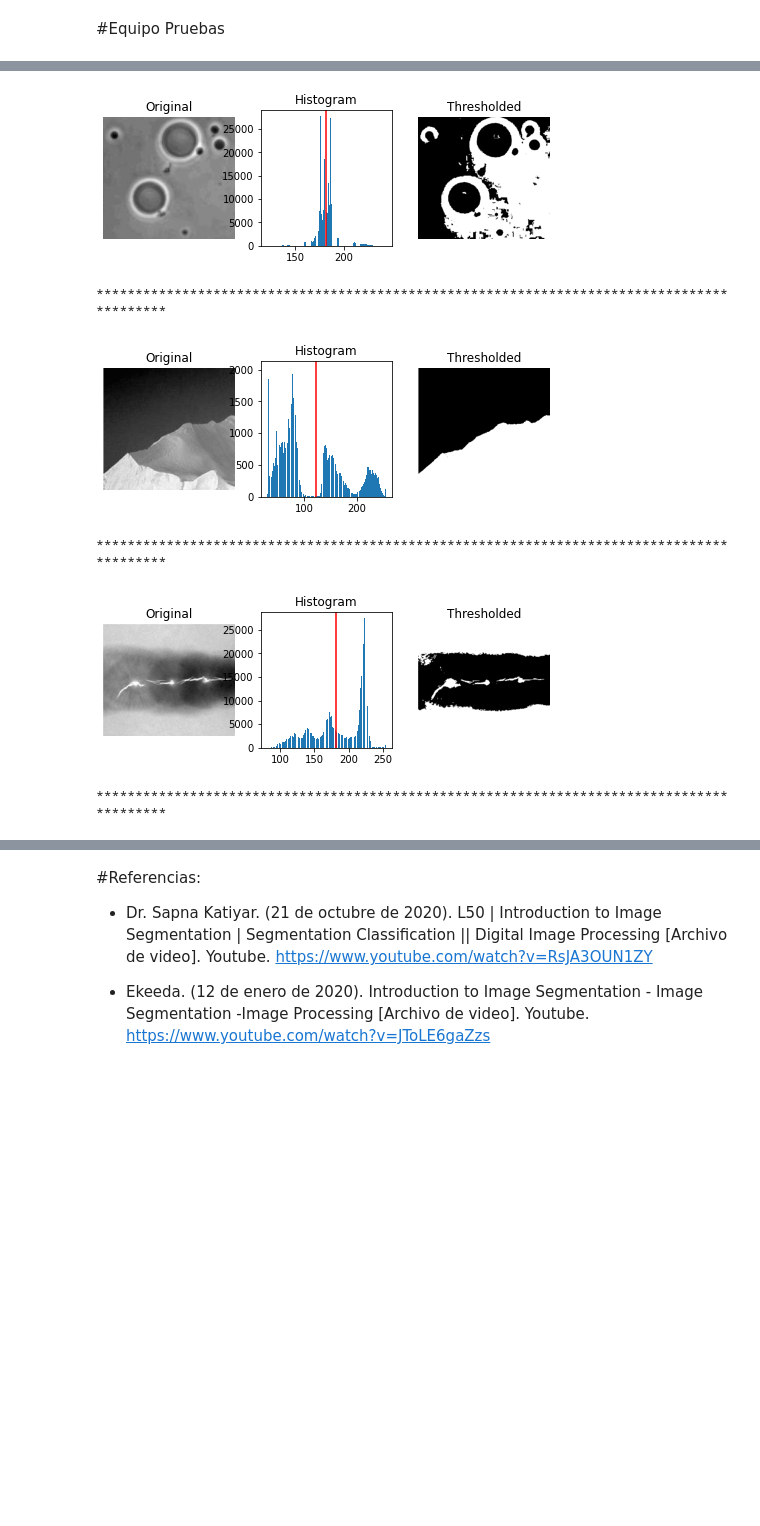
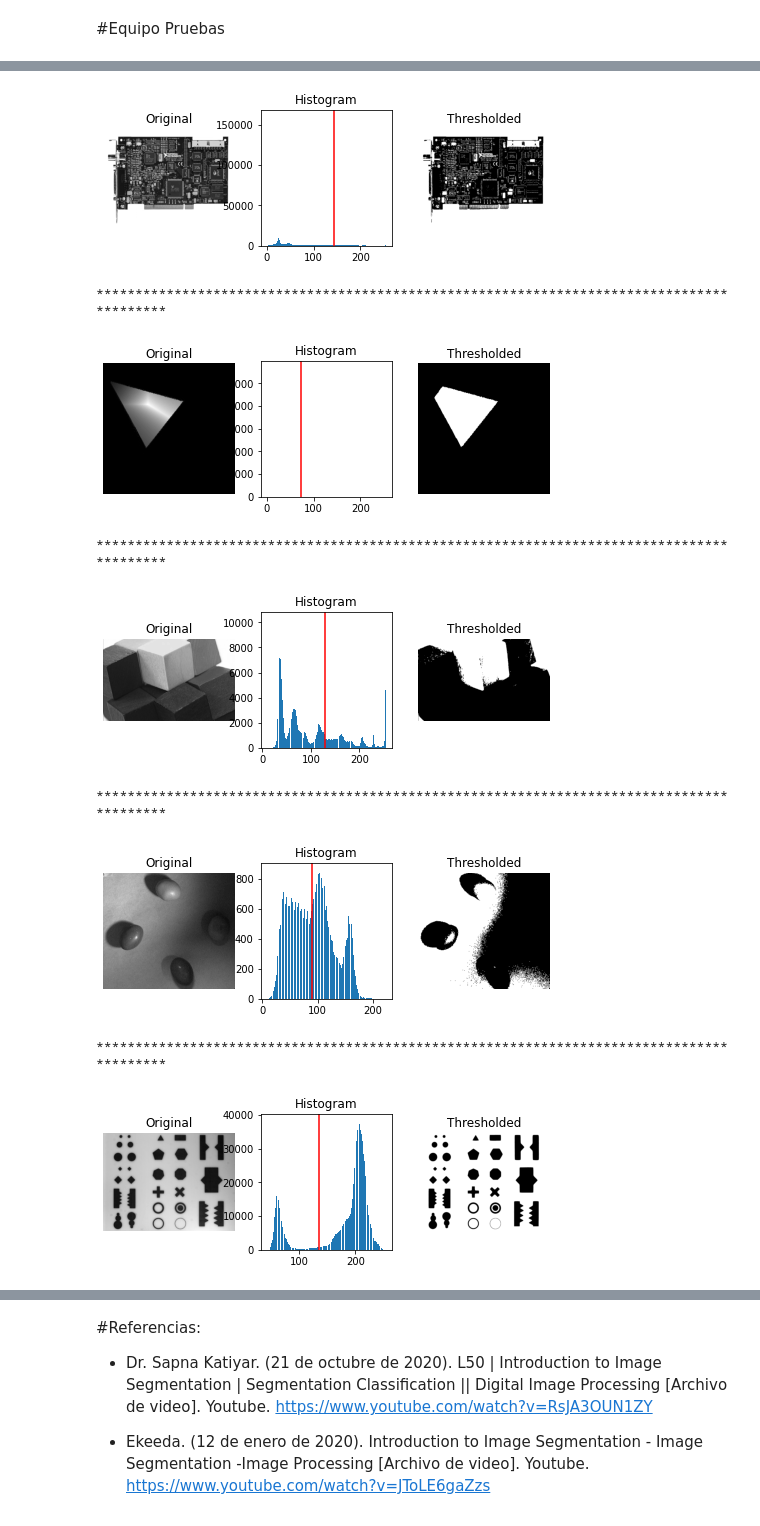
Before and after one commit to AlfonsoVasquezC/ComputervisionMNA, a Jupyter notebook: 9_4_Equipo_1_Google_Colab_Con_Algoritmo_de_segmentacion_otsu.ipynb, the cells around one changed output, grey strips where cells are left out. Cells and saved outputs as stored; diff of their text form; code cells hidden in the pictures; blank space fills up the shorter version.

```diff
--- a/9_4_Equipo_1_Google_Colab_Con_Algoritmo_de_segmentacion_otsu.ipynb
+++ b/9_4_Equipo_1_Google_Colab_Con_Algoritmo_de_segmentacion_otsu.ipynb
@@ -185,21 +191,27 @@ def SinOtsuMethod (image):
 # %%
-image2 = cv.imread("/content/drive/MyDrive/Colab Notebooks/Computo imagen y video/9.6/Otsu1.JPG")
+image1 = cv.imread("/content/otsu.bmp")
+img_gray1 = cv.cvtColor(image1, cv.COLOR_BGR2GRAY)
+image2 = cv.imread("/content/otsu.png")
 img_gray2 = cv.cvtColor(image2, cv.COLOR_BGR2GRAY)
-image3 = cv.imread("/content/drive/MyDrive/Colab Notebooks/Computo imagen y video/9.6/otsu2.JPG")
+image3 = cv.imread("/content/Color cubes.jpg")
 img_gray3 = cv.cvtColor(image3, cv.COLOR_BGR2GRAY)
-image4 = cv.imread("/content/drive/MyDrive/Colab Notebooks/Computo imagen y video/9.6/otsu3.JPG")
+image4 = cv.imread("/content/otsu2.png")
 img_gray4 = cv.cvtColor(image4, cv.COLOR_BGR2GRAY)
+image5 = cv.imread("/content/otsu3.png")
+img_gray5 = cv.cvtColor(image5, cv.COLOR_BGR2GRAY)
 
-
-images_otsu = [img_gray2, img_gray3, img_gray4]
+images_otsu = [img_gray1, img_gray2, img_gray3,img_gray4,img_gray5]
 
 for im in images_otsu:
   SinOtsuMethod(im)
   print("******************************************************************************************\n")
 # %% [output]
-[figure, old version]
+[figure, new version]
 ******************************************************************************************
-[figure, old version]
+[figure, new version]
 ******************************************************************************************
-[figure, old version]
+[figure, new version]
 ******************************************************************************************
+[figure, added]
+******************************************************************************************
+[figure, added]
```
Also changed, not shown: parts of 4 cells of this notebook.
